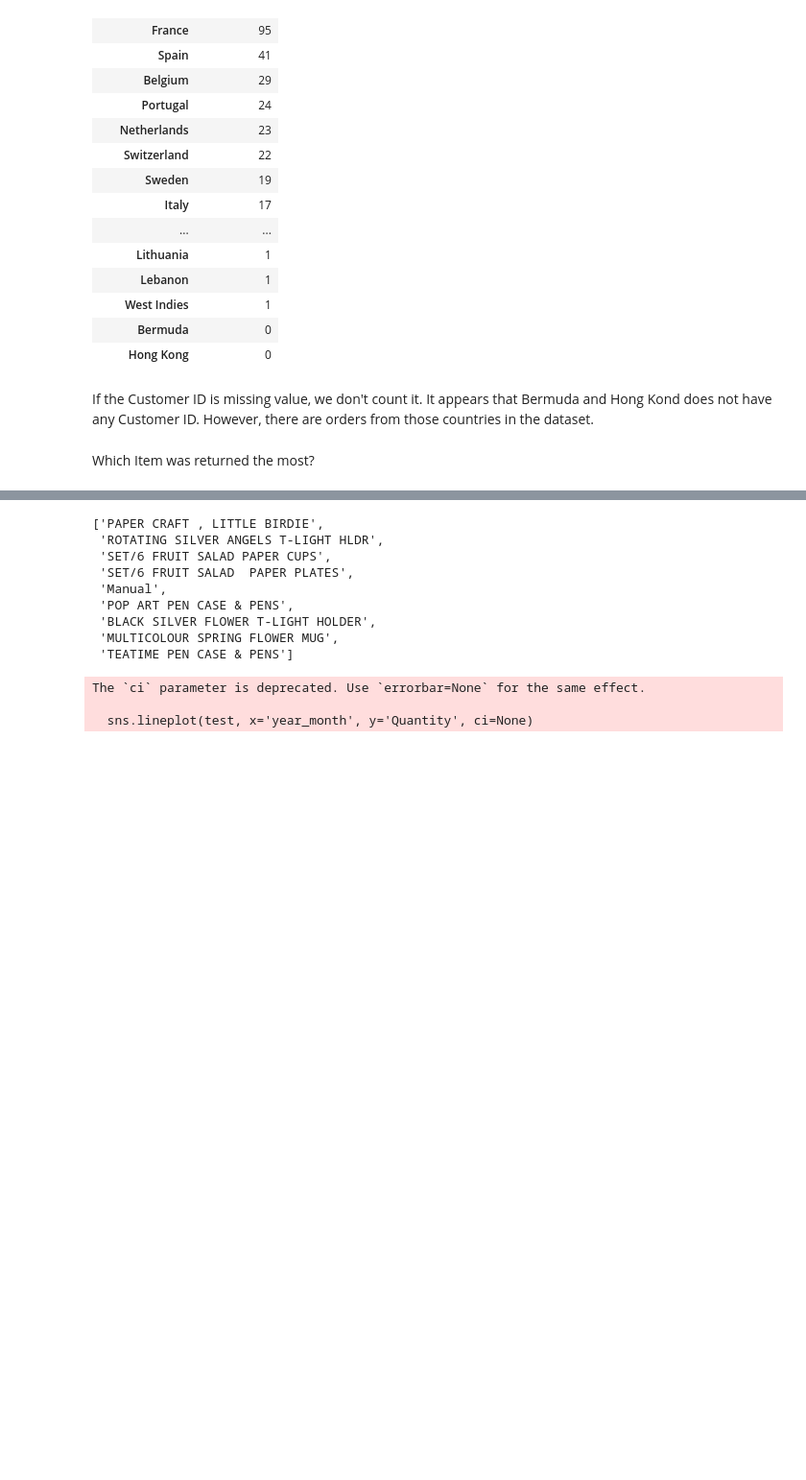
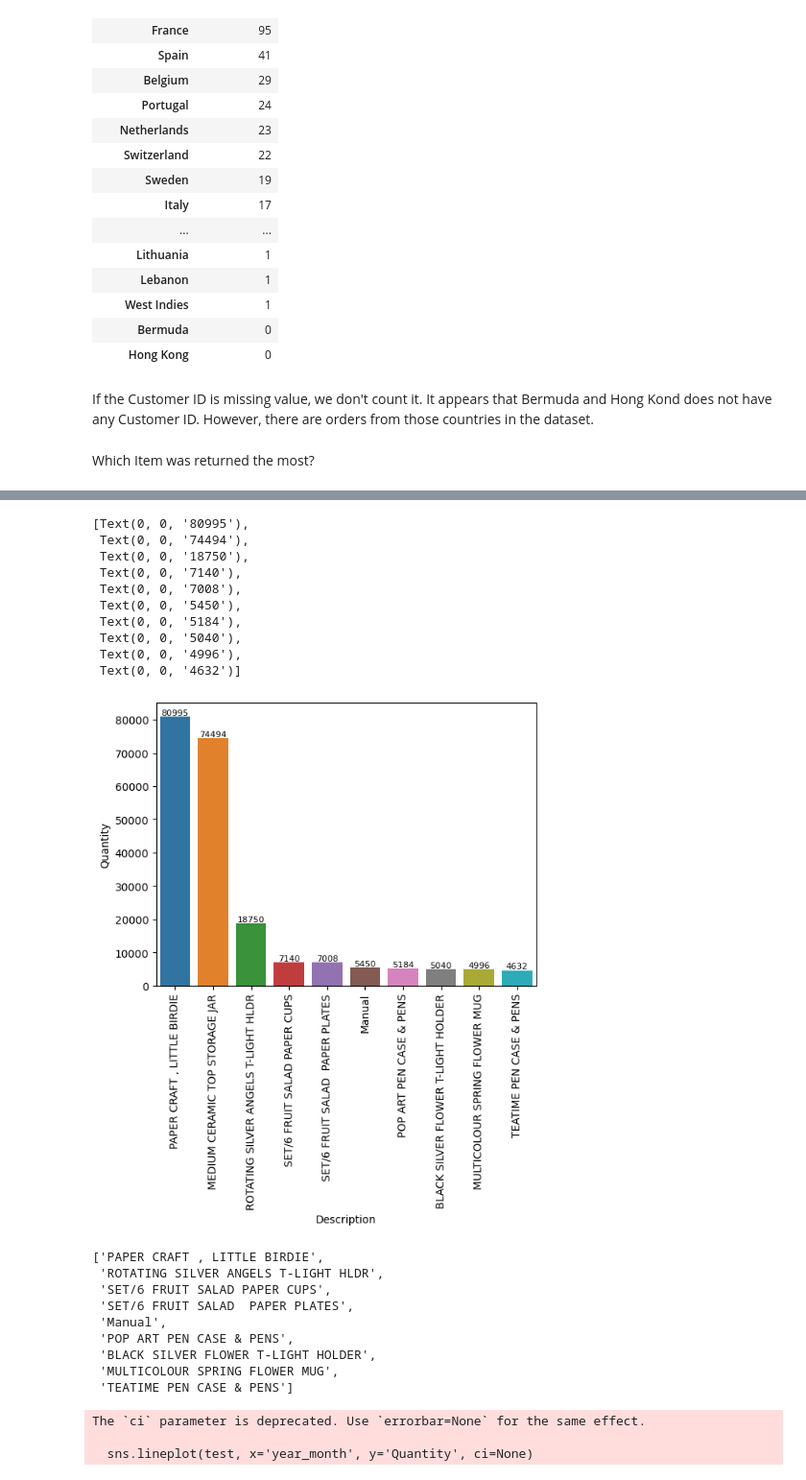
Before and after one commit to Hoomaaan/Retail-Store-Challenge, a Jupyter notebook: main.ipynb, the cells around one changed output, grey strips where cells are left out. Shown at 96% size. Cells and saved outputs as stored; diff of their text form; code cells hidden in the pictures; blank space fills up the shorter version.

```diff
--- a/main.ipynb
+++ b/main.ipynb
@@ -264,3 +260,19 @@ top_cancelled_df
+# %%
+plt.xticks(rotation=90)
+ax = sns.barplot(top_cancelled_df.reset_index(), x='Description', y='Quantity')
+ax.bar_label(ax.containers[0], fontsize=8)
+# %% [output]
+[Text(0, 0, '80995'),
+ Text(0, 0, '74494'),
+ Text(0, 0, '18750'),
+ Text(0, 0, '7140'),
+ Text(0, 0, '7008'),
+ Text(0, 0, '5450'),
+ Text(0, 0, '5184'),
+ Text(0, 0, '5040'),
+ Text(0, 0, '4996'),
+ Text(0, 0, '4632')]
+[figure, added]
 # %%
 top_cancelled_items
 # %% [output]
```
Also changed, not shown: parts of 6 cells of this notebook, 1 other file.
